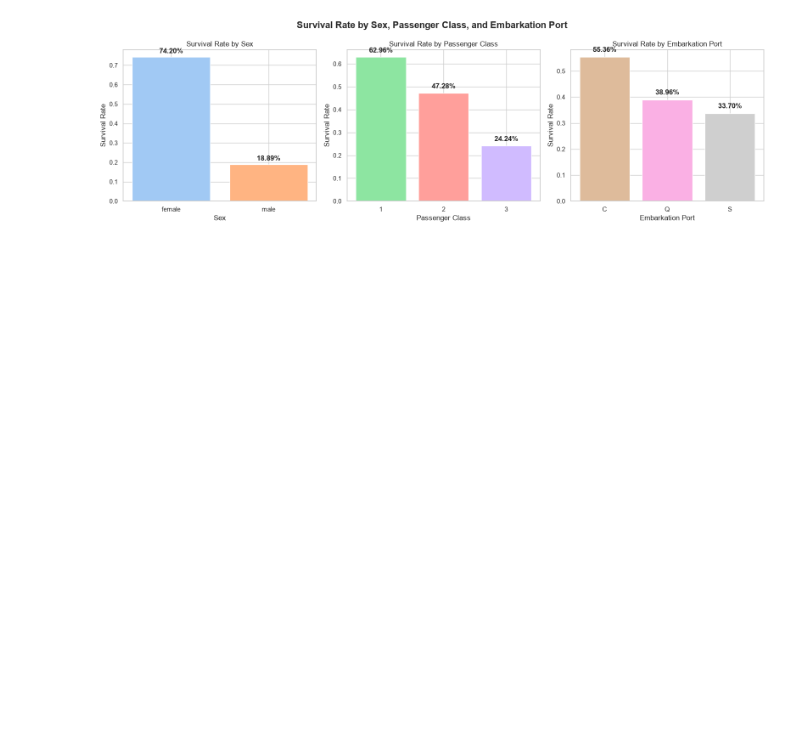
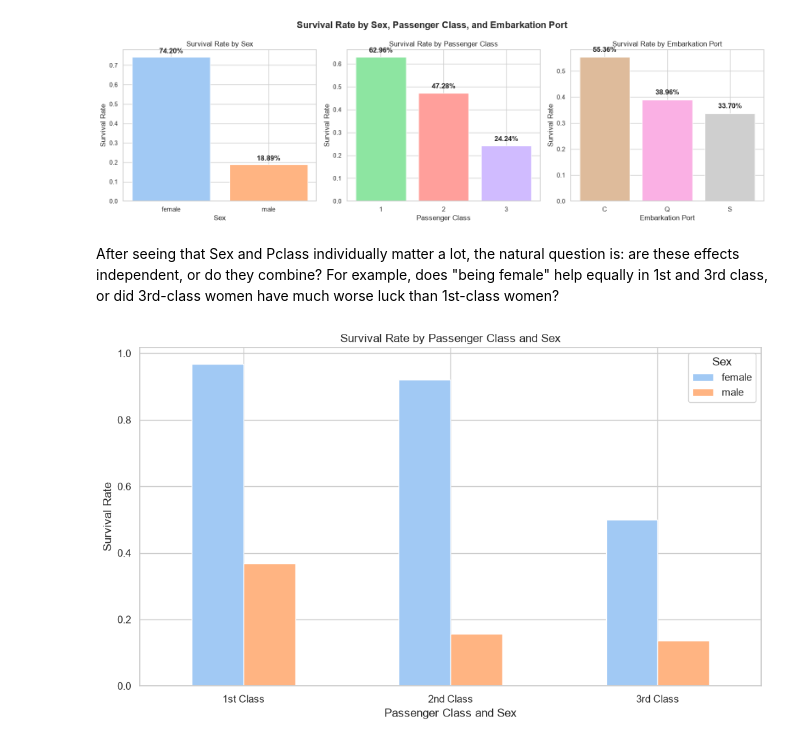
Before and after one commit to marygou/Titanic-Survival-Prediction, a Jupyter notebook: notebooks/01_eda.ipynb, the cells around one changed output. Drawn from its saved outputs; the diff is of its cells as text; code cells hidden in the pictures; blank space fills up the shorter version.

Commit message:
feat: survival rate by Pclass and Sex

```diff
--- a/notebooks/01_eda.ipynb
+++ b/notebooks/01_eda.ipynb
@@ -314,3 +321,20 @@ plt.tight_layout() # adjust subplots to fit into figure area
 plt.show()
 # %% [output]
 [figure]
+# %% [markdown]
+After seeing that Sex and Pclass individually matter a lot, the natural question is: are these effects independent, or do they combine? For example, does "being female" help equally in 1st and 3rd class, or did 3rd-class women have much worse luck than 1st-class women?
+# %%
+fig, ax = plt.subplots(figsize=(10, 6))
+
+survival_grouped = df.groupby(["Pclass", "Sex"])["Survived"].mean().unstack() # group by passenger class and sex, then calculate the mean survival rate, and unstack to create a DataFrame suitable for plotting
+survival_grouped.plot(kind="bar", ax=ax, color=colors[:2]) # plot the grouped survival rates as a bar chart
+ax.set_xlabel("Passenger Class and Sex")
+ax.set_ylabel("Survival Rate")
+ax.set_title("Survival Rate by Passenger Class and Sex")
+ax.set_xticklabels(["1st Class", "2nd Class", "3rd Class"], rotation=0) # set x-tick labels to passenger class and rotate them to 0 degrees
+ax.legend(title="Sex")
+
+plt.tight_layout() # adjust subplots to fit into figure area
+plt.show() # display the plot
+# %% [output]
+[figure, added]
```
Also changed, not shown: parts of 3 cells of this notebook.
